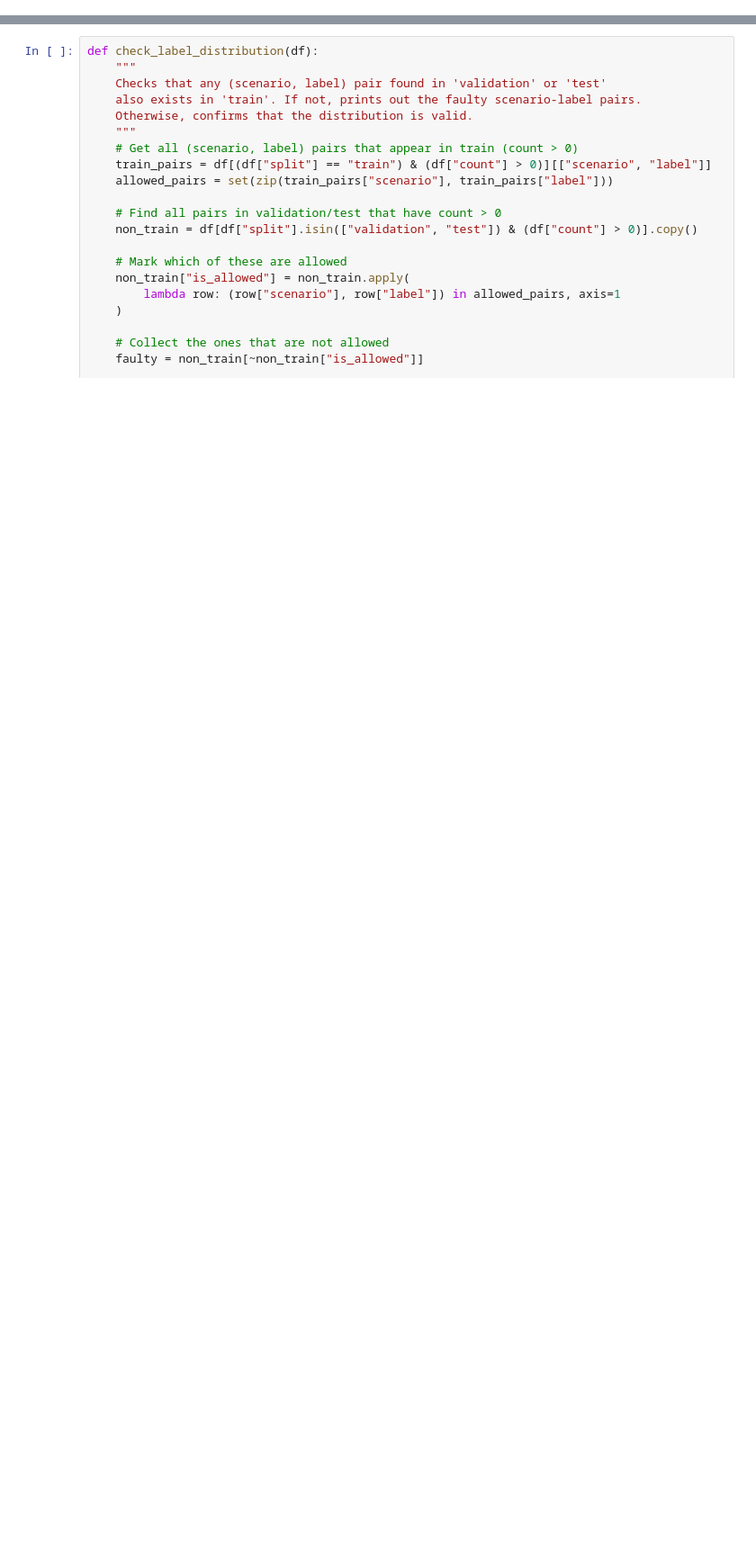
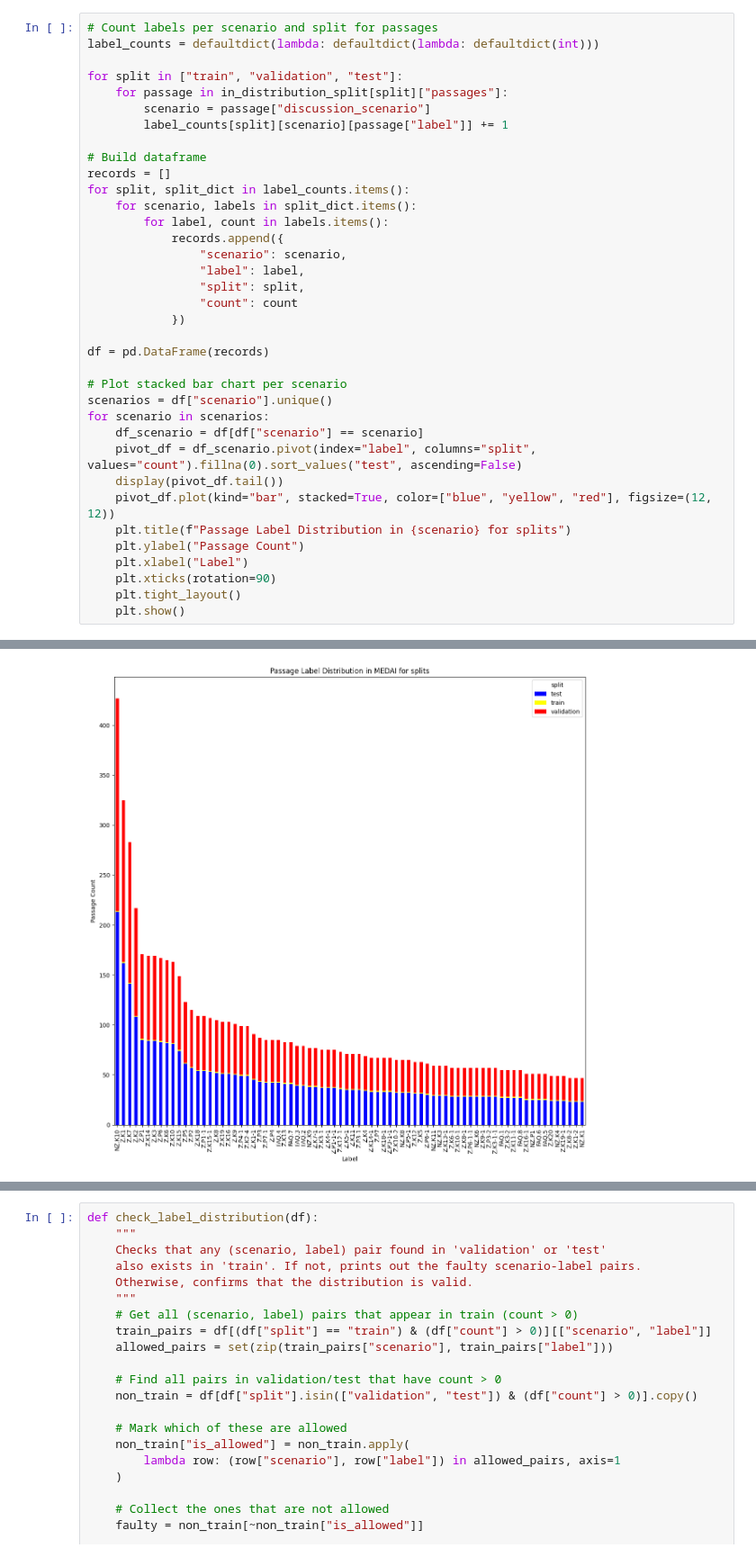
Before and after one commit to HaupChris/ethikchat-experiment-argument-classification, a Jupyter notebook: src/statistics/split_dataset_label_distributions.py.ipynb, the cells around one changed output, grey strips where cells are left out. Shown at 90% size. Saved outputs shown, nothing was run; the diff lists cells and outputs as text; blank space fills up the shorter version.

```diff
--- a/src/statistics/split_dataset_label_distributions.py.ipynb
+++ b/src/statistics/split_dataset_label_distributions.py.ipynb
@@ -147,0 +168,37 @@ for scenario in scenarios:
+# %%
+# Count labels per scenario and split for passages
+label_counts = defaultdict(lambda: defaultdict(lambda: defaultdict(int)))
+
+for split in ["train", "validation", "test"]:
+    for passage in in_distribution_split[split]["passages"]:
+        scenario = passage["discussion_scenario"]
+        label_counts[split][scenario][passage["label"]] += 1
+
+# Build dataframe
+records = []
+for split, split_dict in label_counts.items():
+    for scenario, labels in split_dict.items():
+        for label, count in labels.items():
+            records.append({
+                "scenario": scenario,
+                "label": label,
+                "split": split,
+                "count": count
+            })
+
+df = pd.DataFrame(records)
+
+# Plot stacked bar chart per scenario
+scenarios = df["scenario"].unique()
+for scenario in scenarios:
+    df_scenario = df[df["scenario"] == scenario]
+    pivot_df = df_scenario.pivot(index="label", columns="split", values="count").fillna(0).sort_values("test", ascending=False)
+    display(pivot_df.tail())
+    pivot_df.plot(kind="bar", stacked=True, color=["blue", "yellow", "red"], figsize=(12, 12))
+    plt.title(f"Passage Label Distribution in {scenario} for splits")
+    plt.ylabel("Passage Count")
+    plt.xlabel("Label")
+    plt.xticks(rotation=90)
+    plt.tight_layout()
+    plt.show()
+# %% [output]
@@ -147,0 +212 @@ for scenario in scenarios:
+[figure, added]
```
Also changed, not shown: parts of 5 cells of this notebook, 5 other files.
